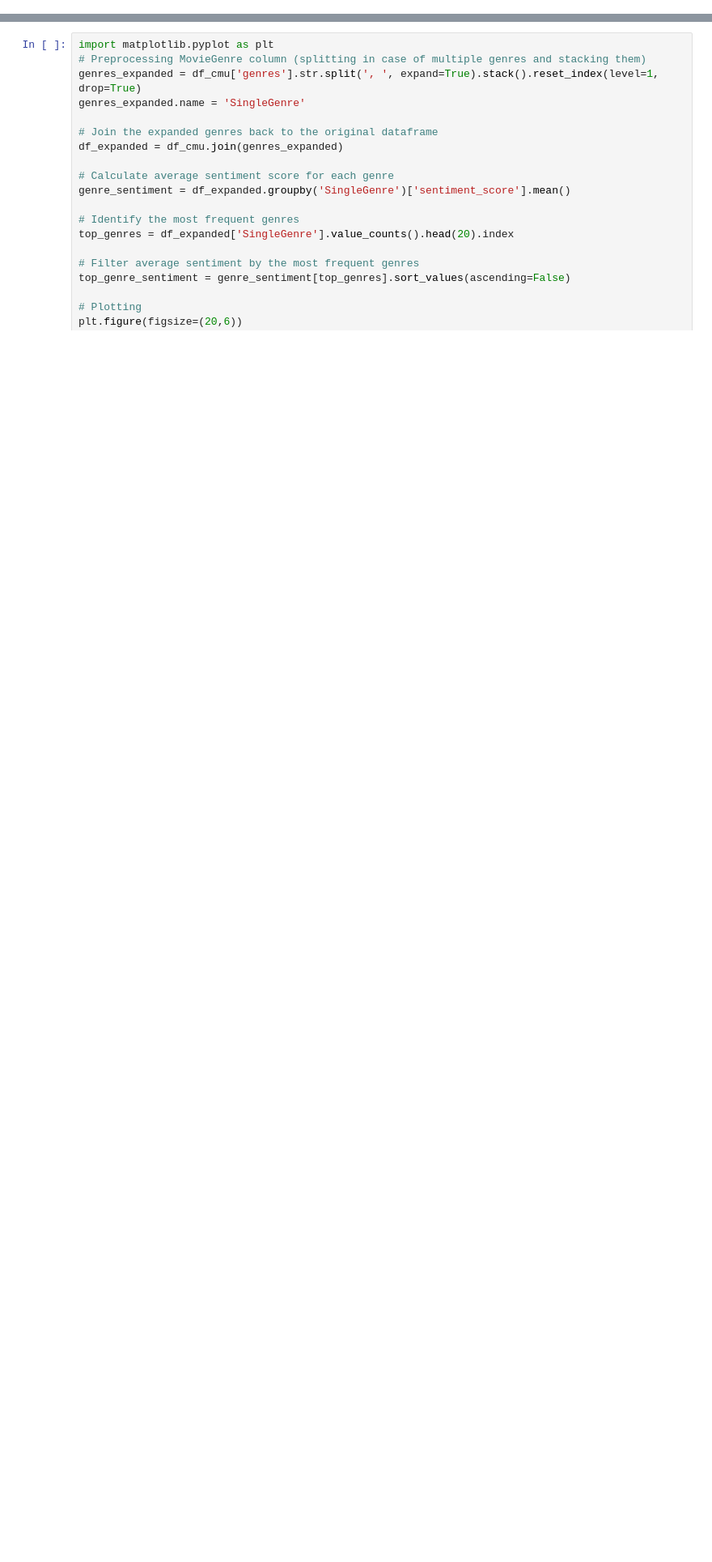
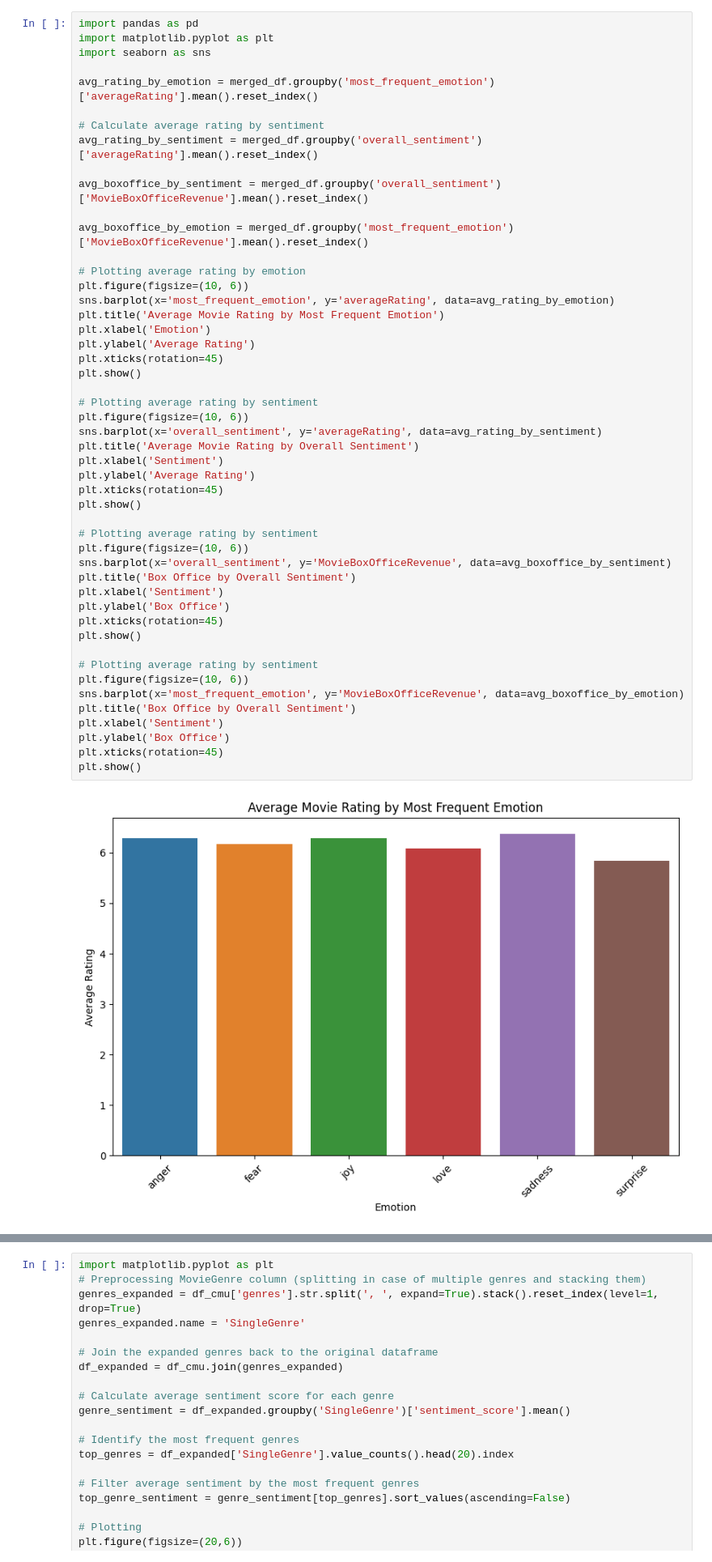
Before and after one commit to epfl-ada/ada-2023-project-padawans, a Jupyter notebook: Q4.ipynb, the cells around one changed output, grey strips where cells are left out. Shown at 81% size. Drawn from its saved outputs; the diff is of its cells as text; blank space fills up the shorter version.

```diff
--- a/Q4.ipynb
+++ b/Q4.ipynb
@@ -0,0 +266,51 @@
+# %%
+import pandas as pd
+import matplotlib.pyplot as plt
+import seaborn as sns
+
+avg_rating_by_emotion = merged_df.groupby('most_frequent_emotion')['averageRating'].mean().reset_index()
+
+# Calculate average rating by sentiment
+avg_rating_by_sentiment = merged_df.groupby('overall_sentiment')['averageRating'].mean().reset_index()
+
+avg_boxoffice_by_sentiment = merged_df.groupby('overall_sentiment')['MovieBoxOfficeRevenue'].mean().reset_index()
+
+avg_boxoffice_by_emotion = merged_df.groupby('most_frequent_emotion')['MovieBoxOfficeRevenue'].mean().reset_index()
+
+# Plotting average rating by emotion
+plt.figure(figsize=(10, 6))
+sns.barplot(x='most_frequent_emotion', y='averageRating', data=avg_rating_by_emotion)
+plt.title('Average Movie Rating by Most Frequent Emotion')
+plt.xlabel('Emotion')
+plt.ylabel('Average Rating')
+plt.xticks(rotation=45)
+plt.show()
+
+# Plotting average rating by sentiment
+plt.figure(figsize=(10, 6))
+sns.barplot(x='overall_sentiment', y='averageRating', data=avg_rating_by_sentiment)
+plt.title('Average Movie Rating by Overall Sentiment')
+plt.xlabel('Sentiment')
+plt.ylabel('Average Rating')
+plt.xticks(rotation=45)
+plt.show()
+
+# Plotting average rating by sentiment
+plt.figure(figsize=(10, 6))
+sns.barplot(x='overall_sentiment', y='MovieBoxOfficeRevenue', data=avg_boxoffice_by_sentiment)
+plt.title('Box Office by Overall Sentiment')
+plt.xlabel('Sentiment')
+plt.ylabel('Box Office')
+plt.xticks(rotation=45)
+plt.show()
+
+# Plotting average rating by sentiment
+plt.figure(figsize=(10, 6))
+sns.barplot(x='most_frequent_emotion', y='MovieBoxOfficeRevenue', data=avg_boxoffice_by_emotion)
+plt.title('Box Office by Overall Sentiment')
+plt.xlabel('Sentiment')
+plt.ylabel('Box Office')
+plt.xticks(rotation=45)
+plt.show()
+# %% [output]
+[figure, added]
```
Also changed, not shown: parts of 19 cells of this notebook, 5 other files.
